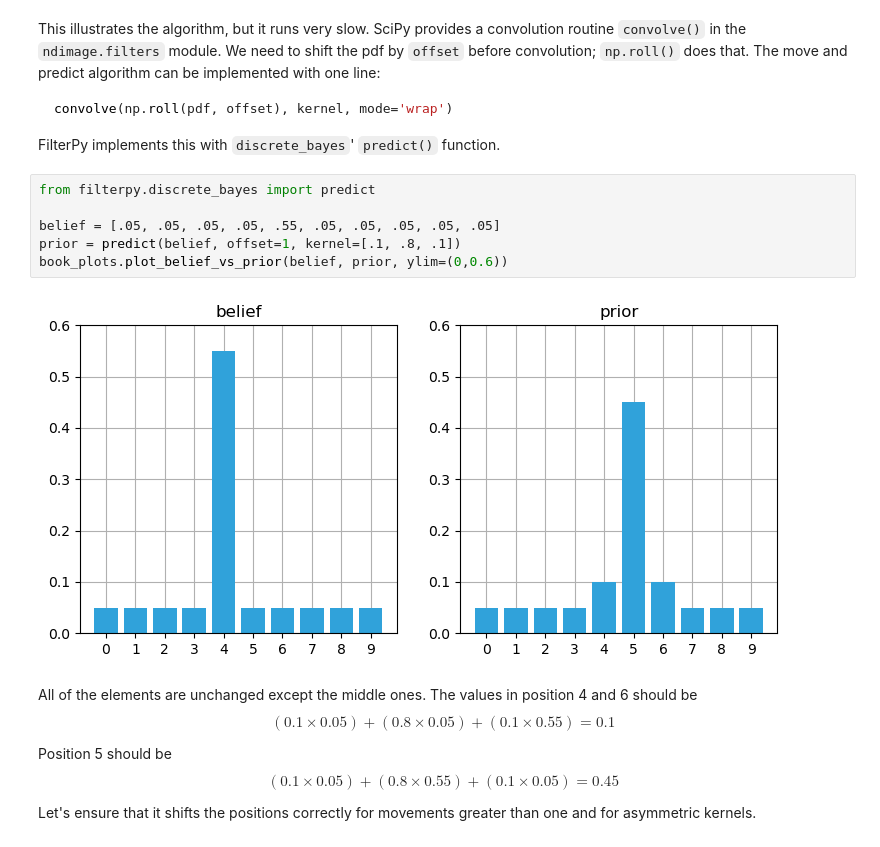
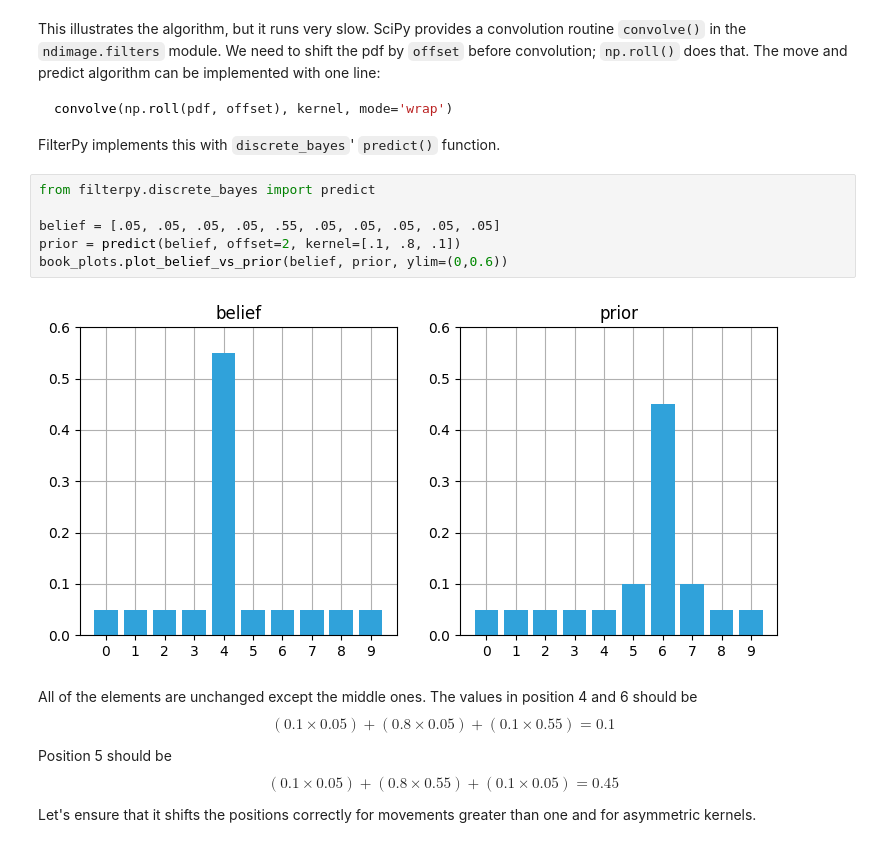
Before and after one commit to Horizon-42/Kalman-and-Bayesian-Filters-in-Python, a Jupyter notebook: 02-Discrete-Bayes.ipynb, the cells around one changed output. Drawn from its saved outputs; the diff is of its cells as text.

```diff
--- a/02-Discrete-Bayes.ipynb
+++ b/02-Discrete-Bayes.ipynb
@@ -443,11 +443,11 @@ FilterPy implements this with `discrete_bayes`' `predict()` function.
 # %%
 from filterpy.discrete_bayes import predict
 
 belief = [.05, .05, .05, .05, .55, .05, .05, .05, .05, .05]
-prior = predict(belief, offset=1, kernel=[.1, .8, .1])
+prior = predict(belief, offset=2, kernel=[.1, .8, .1])
 book_plots.plot_belief_vs_prior(belief, prior, ylim=(0,0.6))
 # %% [output]
-[figure, old version]
+[figure, new version]
 # %% [markdown]
 All of the elements are unchanged except the middle ones. The values in position 4 and 6 should be
 $$(0.1 \times 0.05)+ (0.8 \times 0.05) + (0.1 \times 0.55) = 0.1$$
```
Also changed, not shown: parts of 7 cells of this notebook.
